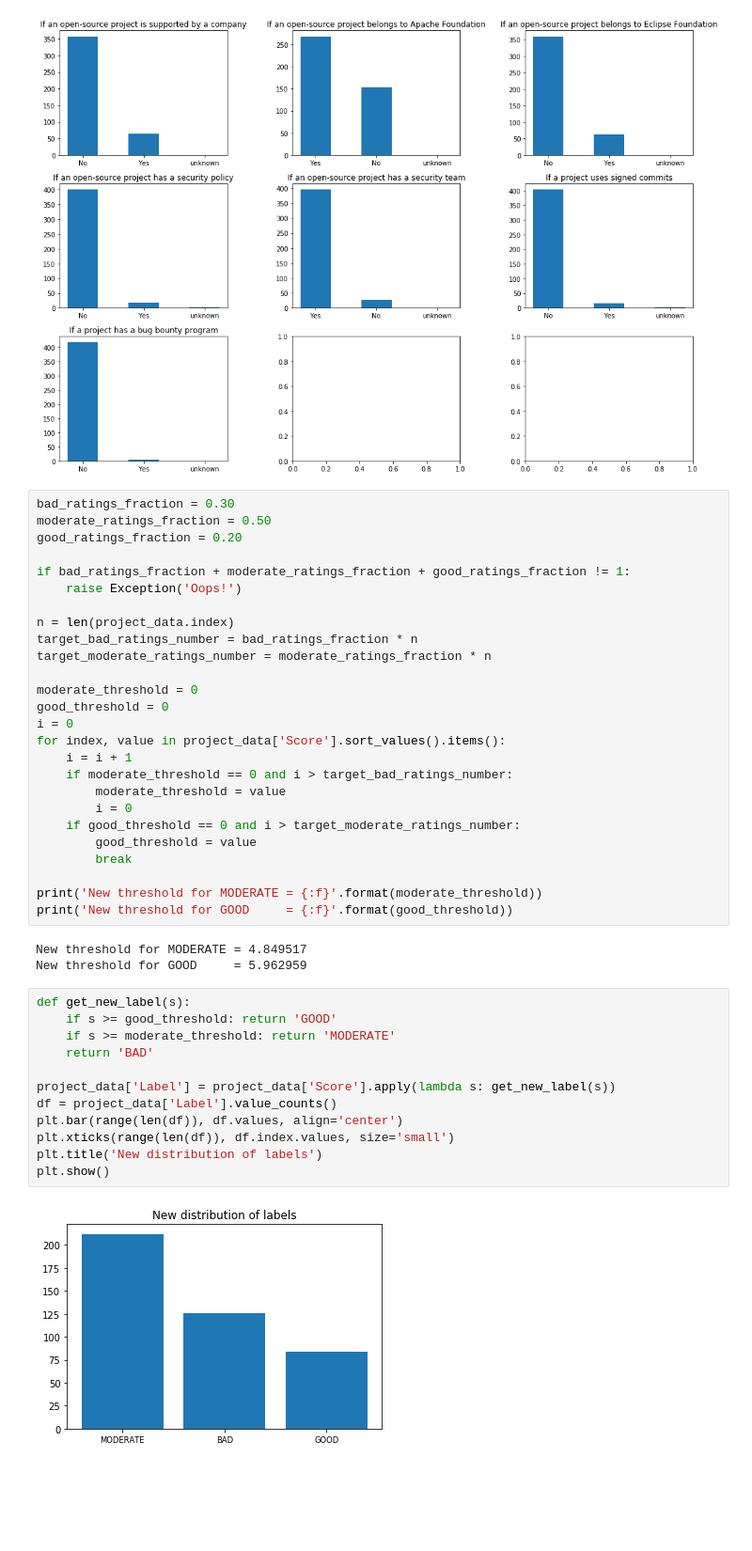
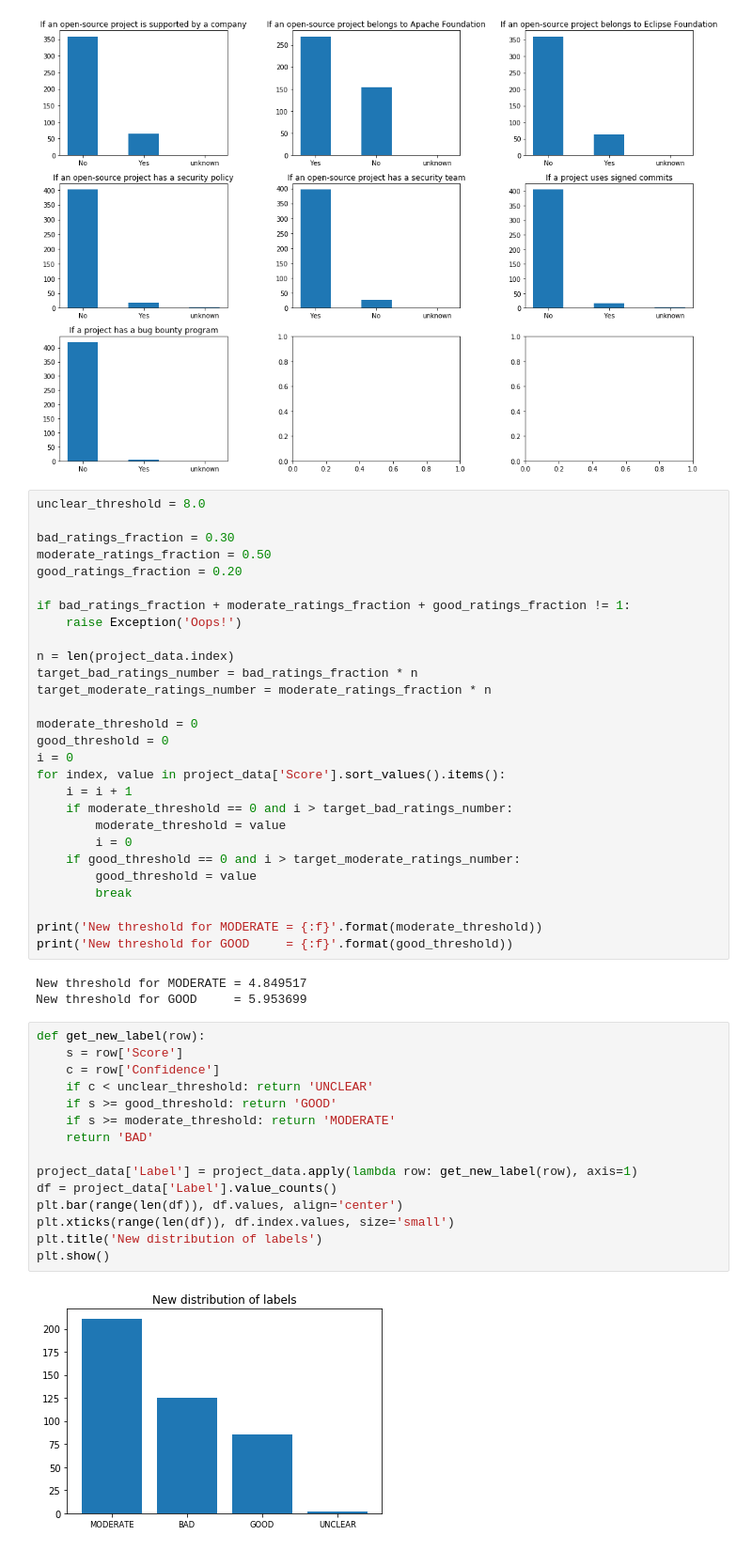
Before and after one commit to SAP/fosstars-rating-core, a Jupyter notebook: src/main/jupyter/oss/security/SecurityRatingAnalysis.ipynb, the cells around one changed output. Shown at 94% size. Cells and saved outputs as stored; diff of their text form; blank space fills up the shorter version.

```diff
--- a/src/main/jupyter/oss/security/SecurityRatingAnalysis.ipynb
+++ b/src/main/jupyter/oss/security/SecurityRatingAnalysis.ipynb
@@ -373,6 +373,8 @@ f.tight_layout()
 <Figure size 720x720 with 0 Axes>
 [figure]
 # %%
+unclear_threshold = 8.0
+
 bad_ratings_fraction = 0.30
 moderate_ratings_fraction = 0.50
 good_ratings_fraction = 0.20
@@ -400,21 +402,24 @@ print('New threshold for MODERATE = {:f}'.format(moderate_threshold))
 print('New threshold for GOOD     = {:f}'.format(good_threshold))
 # %% [output]
 New threshold for MODERATE = 4.849517
-New threshold for GOOD     = 5.962959
+New threshold for GOOD     = 5.953699
 # %%
-def get_new_label(s):
+def get_new_label(row):
+    s = row['Score']
+    c = row['Confidence']
+    if c < unclear_threshold: return 'UNCLEAR'
     if s >= good_threshold: return 'GOOD'
     if s >= moderate_threshold: return 'MODERATE'
     return 'BAD'
 
-project_data['Label'] = project_data['Score'].apply(lambda s: get_new_label(s))
+project_data['Label'] = project_data.apply(lambda row: get_new_label(row), axis=1)
 df = project_data['Label'].value_counts()
 plt.bar(range(len(df)), df.values, align='center')
 plt.xticks(range(len(df)), df.index.values, size='small')
 plt.title('New distribution of labels')
 plt.show()
 # %% [output]
-[figure, old version]
+[figure, new version]
 # %%
 # save the new thresholds
 data = {}
```
Also changed, not shown: parts of 6 cells of this notebook, 11 other files.
